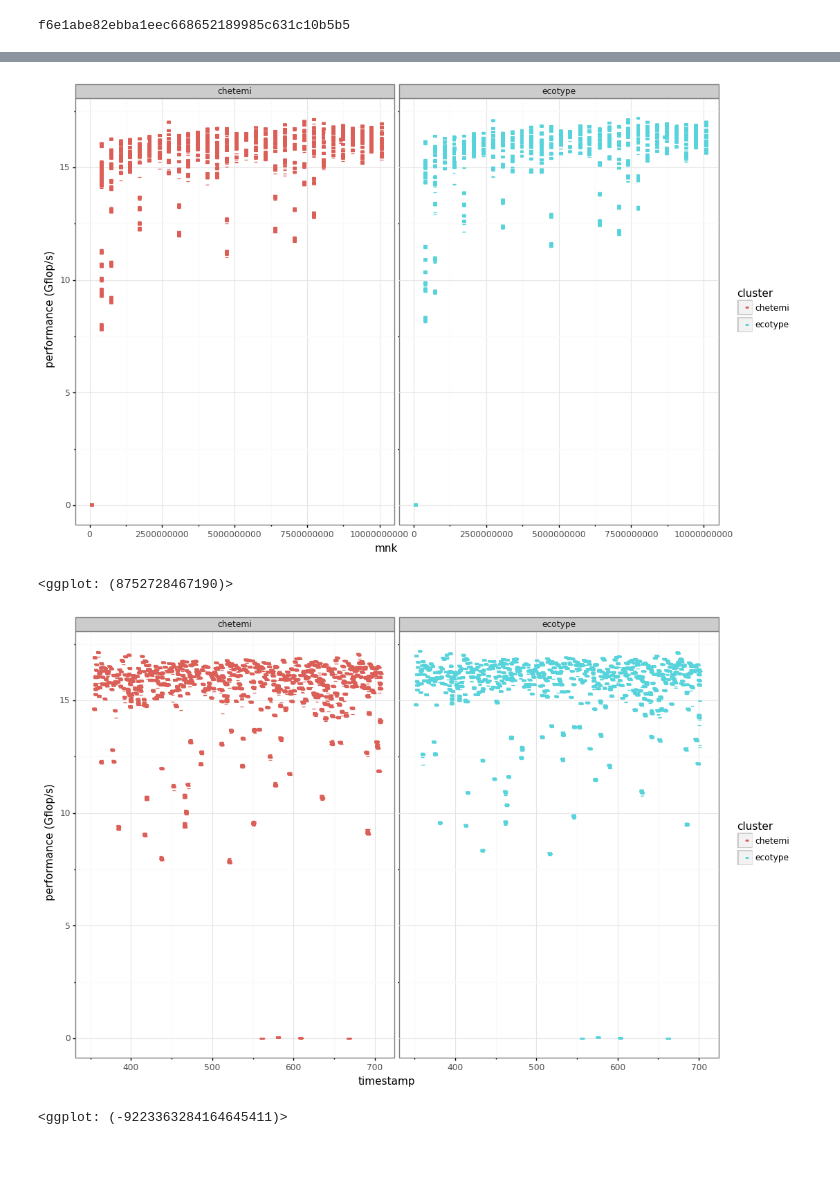
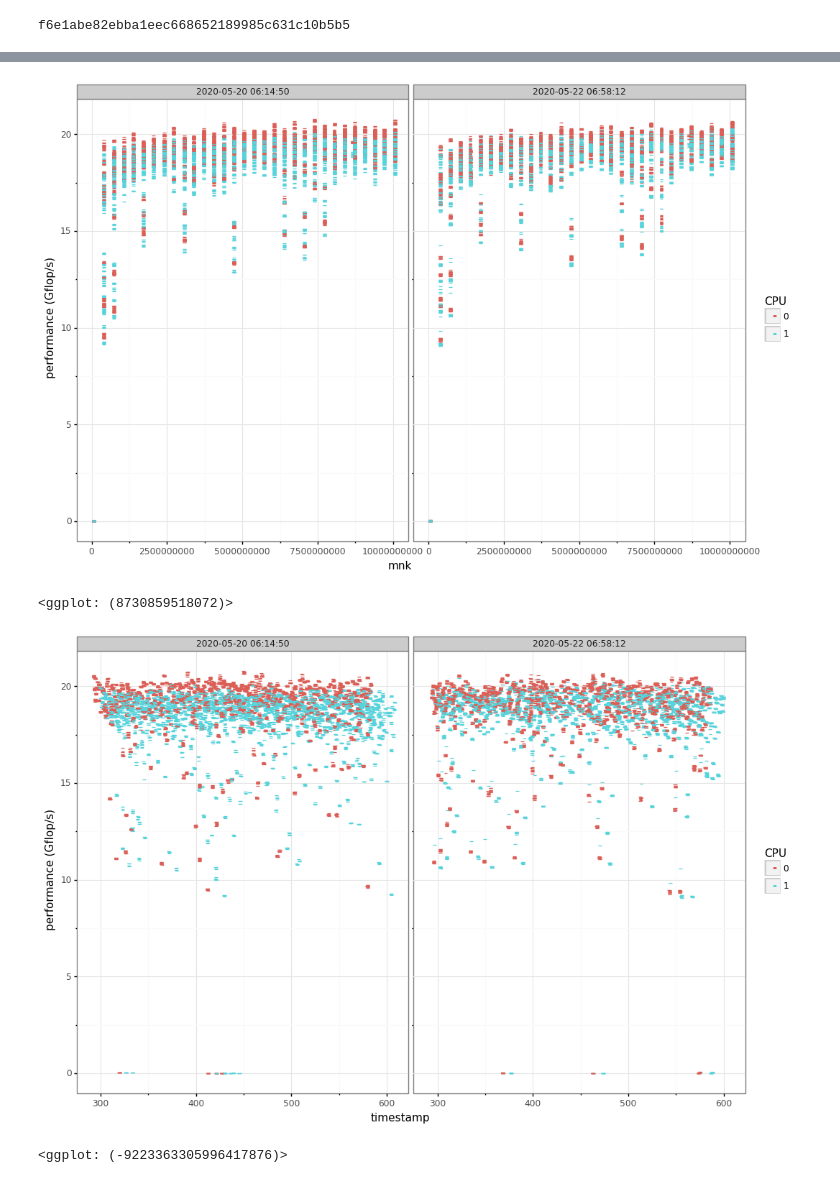
Before and after one commit to Ezibenroc/calibration_analysis, a Jupyter notebook: dahu/blas/monitoring.ipynb, the cells around one changed output, grey strips where cells are left out. Saved outputs shown, nothing was run; the diff lists cells and outputs as text; code cells hidden in the pictures; blank space fills up the shorter version.

```diff
--- a/dahu/blas/monitoring.ipynb
+++ b/dahu/blas/monitoring.ipynb
@@ -14,14 +35,16 @@ import cashew
 print(cashew.__git_version__)
 from cashew import archive_extraction as ae
 
-archives = ['../../ecotype_vs_chiclet/nantes_2020-06-04_199415.zip', '../../ecotype_vs_chiclet/lille_2020-06-04_1750953.zip']
+archives = ['/tmp/old.zip', '/tmp/new.zip']
 # %% [output]
 f6e1abe82ebba1eec668652189985c631c10b5b5
 # %%
 df = pandas.concat([ae.read_performance(f) for f in archives])
+df = df[df.node == 24].copy()
 df['mnk'] = df.m * df.n * df.k
 df['gflops'] = 2*df['mnk'] / df['duration'] * 1e-9
 df['cpu_id'] = df['node'].astype(str) + ':' + df['cpu'].astype(str)
+df['date'] = pandas.to_datetime(df['start_time'], unit='s').astype(str)
 print(len(df))
 df.head()
 # %% [output]
@@ -46,20 +70,22 @@ ggplot(df) +\
 # %%
 ggplot(df) +\
-    aes(x='mnk', y='gflops', color='cluster', group='cpu_id') +\
+    aes(x='mnk', y='gflops', color='factor(cpu)', group='cpu_id') +\
     geom_point(shape=1) +\
-    facet_wrap('cluster') +\
+    facet_wrap('date') +\
     ylab('performance (Gflop/s)') +\
+    labs(color="CPU") +\
     theme_bw()
 # %% [output]
-[figure, old version]
+[figure, new version]
-<ggplot: (8752728467190)>
+<ggplot: (8730859518072)>
 # %%
 ggplot(df) +\
-    aes(x='timestamp', y='gflops', color='cluster', group='cpu_id') +\
+    aes(x='timestamp', y='gflops', color='factor(cpu)', group='cpu_id') +\
     geom_point(shape=1) +\
-    facet_wrap('cluster') +\
+    facet_wrap('date') +\
     ylab('performance (Gflop/s)') +\
+    labs(color='CPU') +\
     theme_bw()
 # %% [output]
-[figure, old version]
+[figure, new version]
-<ggplot: (-9223363284164645411)>
+<ggplot: (-9223363305996417876)>
```
Also changed, not shown: parts of 7 cells of this notebook.
